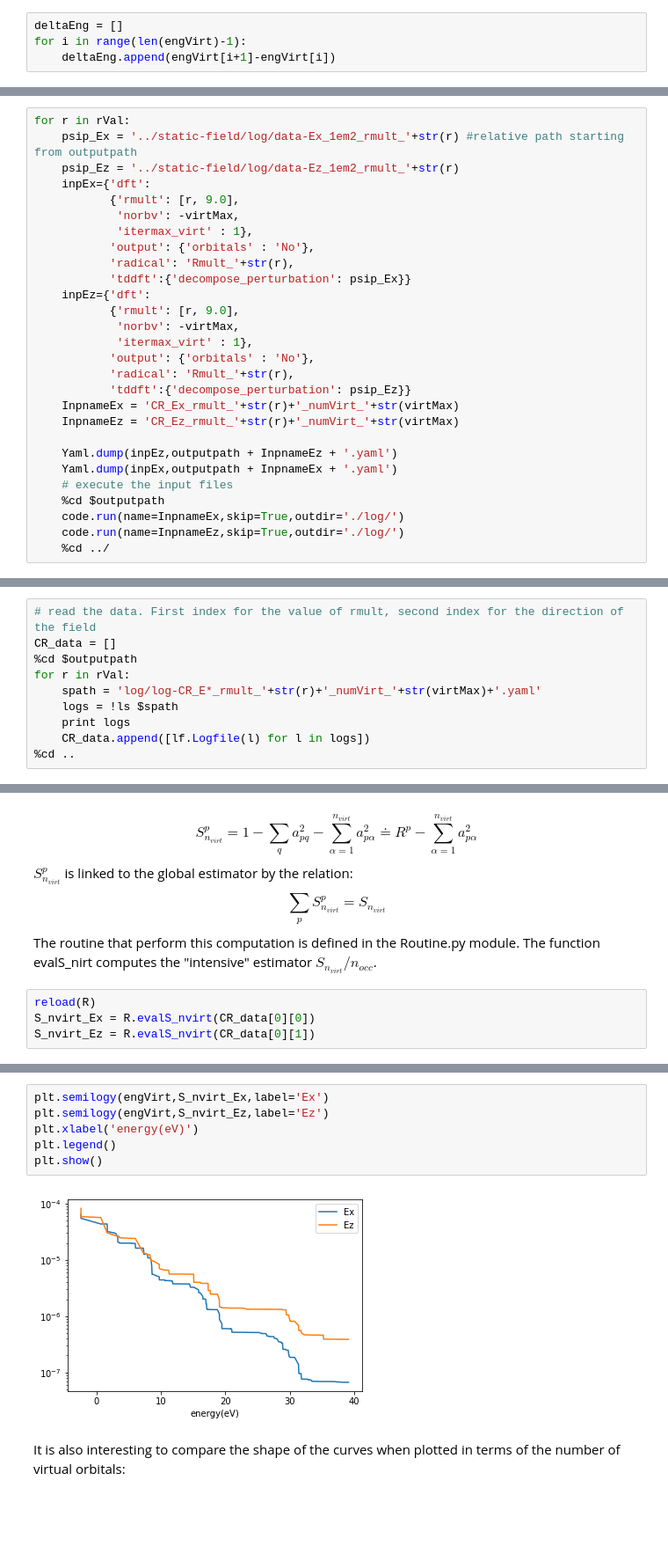
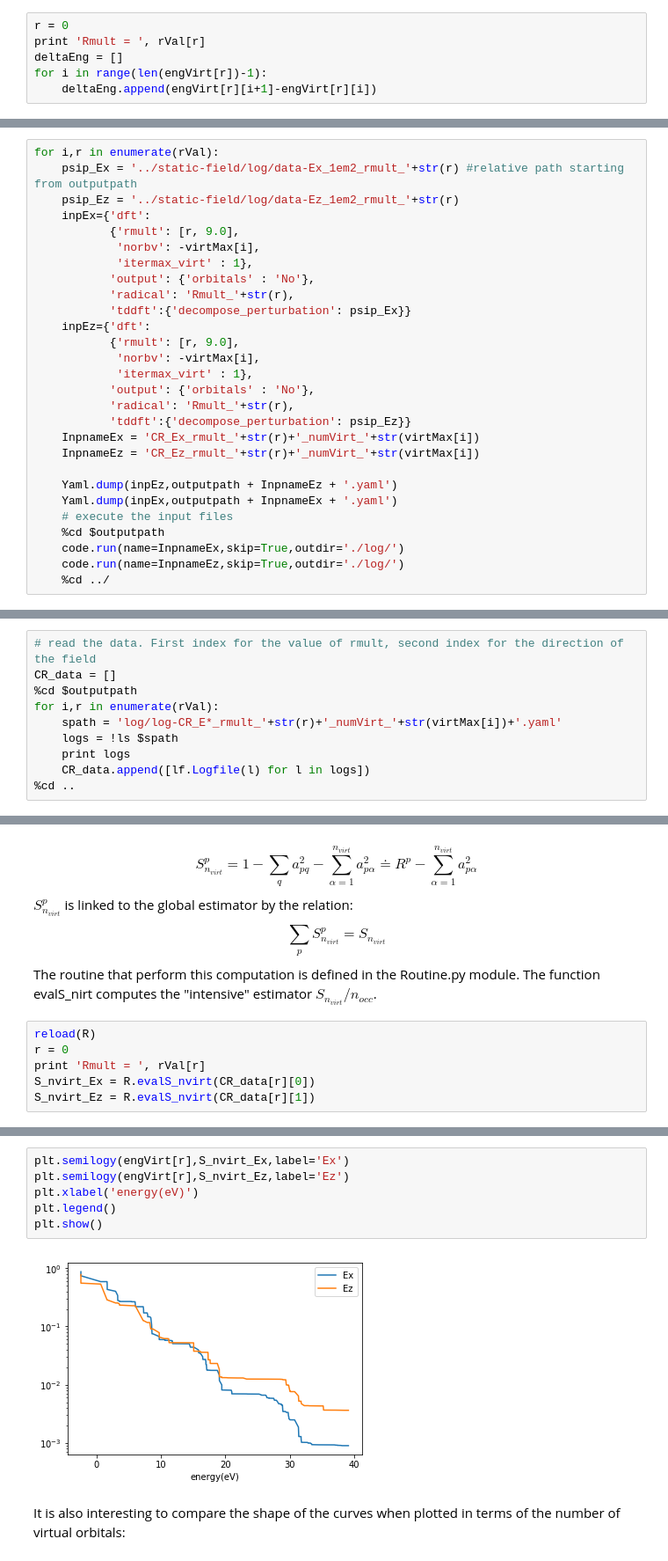
Before and after one commit to luigigenovese/KPM-nb, a Jupyter notebook: POLARIZABILITY/N2/Virtual_Orbitals_Completeness_Relation.ipynb, the cells around one changed output, grey strips where cells are left out. Shown: that part at 88% size. Cells and saved outputs as stored; diff of their text form; blank space fills up the shorter version.

```diff
--- a/POLARIZABILITY/N2/Virtual_Orbitals_Completeness_Relation.ipynb
+++ b/POLARIZABILITY/N2/Virtual_Orbitals_Completeness_Relation.ipynb
@@ -197,6 +213,8 @@ f.close()
 # %% [markdown]
 We also plot the difference of the energy between two adiacent virtual orbitals:
 # %%
+r = 0
+print 'Rmult = ', rVal[r]
 deltaEng = []
-for i in range(len(engVirt)-1):
-    deltaEng.append(engVirt[i+1]-engVirt[i])
+for i in range(len(engVirt[r])-1):
+    deltaEng.append(engVirt[r][i+1]-engVirt[r][i])
@@ -214,25 +234,25 @@ We compute the projection of the KS orbitals for the ground state of the system
 # %% [markdown]
 ### Generation of the input files and execution of the computations
 # %%
-for r in rVal:
+for i,r in enumerate(rVal):
     psip_Ex = '../static-field/log/data-Ex_1em2_rmult_'+str(r) #relative path starting from outputpath
     psip_Ez = '../static-field/log/data-Ez_1em2_rmult_'+str(r)
     inpEx={'dft':
            {'rmult': [r, 9.0],
-            'norbv': -virtMax,
+            'norbv': -virtMax[i],
             'itermax_virt' : 1},
            'output': {'orbitals' : 'No'},
            'radical': 'Rmult_'+str(r),
            'tddft':{'decompose_perturbation': psip_Ex}}
     inpEz={'dft':
            {'rmult': [r, 9.0],
-            'norbv': -virtMax,
+            'norbv': -virtMax[i],
             'itermax_virt' : 1},
            'output': {'orbitals' : 'No'},
            'radical': 'Rmult_'+str(r),
            'tddft':{'decompose_perturbation': psip_Ez}}
-    InpnameEx = 'CR_Ex_rmult_'+str(r)+'_numVirt_'+str(virtMax)
-    InpnameEz = 'CR_Ez_rmult_'+str(r)+'_numVirt_'+str(virtMax)
+    InpnameEx = 'CR_Ex_rmult_'+str(r)+'_numVirt_'+str(virtMax[i])
+    InpnameEz = 'CR_Ez_rmult_'+str(r)+'_numVirt_'+str(virtMax[i])
 
     Yaml.dump(inpEz,outputpath + InpnameEz + '.yaml')
     Yaml.dump(inpEx,outputpath + InpnameEx + '.yaml')
@@ -250,8 +274,8 @@ Executing command:  mpirun -np 4 $BIGDFT_ROOT/bigdft -n CR_Ez_rmult_7.0_numVirt_
 # read the data. First index for the value of rmult, second index for the direction of the field
 CR_data = []
 %cd $outputpath
-for r in rVal:
-    spath = 'log/log-CR_E*_rmult_'+str(r)+'_numVirt_'+str(virtMax)+'.yaml'
+for i,r in enumerate(rVal):
+    spath = 'log/log-CR_E*_rmult_'+str(r)+'_numVirt_'+str(virtMax[i])+'.yaml'
     logs = !ls $spath
     print logs
     CR_data.append([lf.Logfile(l) for l in logs])
@@ -300,6 +325,8 @@ $$
 The routine that perform this computation is defined in the Routine.py module. The function evalS_nirt computes the "intensive" estimator $S_{n_{virt}}/n_{occ}$.
 # %%
 reload(R)
-S_nvirt_Ex = R.evalS_nvirt(CR_data[0][0])
-S_nvirt_Ez = R.evalS_nvirt(CR_data[0][1])
+r = 0
+print 'Rmult = ', rVal[r]
+S_nvirt_Ex = R.evalS_nvirt(CR_data[r][0])
+S_nvirt_Ez = R.evalS_nvirt(CR_data[r][1])
 # %% [output]
@@ -308,13 +336,13 @@ R =  0.000371753750386
 no_occ 5 n_vrt 303
 R =  0.000533261680008
 # %%
-plt.semilogy(engVirt,S_nvirt_Ex,label='Ex')
-plt.semilogy(engVirt,S_nvirt_Ez,label='Ez')
+plt.semilogy(engVirt[r],S_nvirt_Ex,label='Ex')
+plt.semilogy(engVirt[r],S_nvirt_Ez,label='Ez')
 plt.xlabel('energy(eV)')
 plt.legend()
 plt.show()
 # %% [output]
-[figure, old version]
+[figure, new version]
 # %% [markdown]
 It is also interesting to compare the shape of the curves when plotted in terms of the number of virtual orbitals:
 # %%
```
Also changed, not shown: parts of 21 cells of this notebook, 18 other files.
